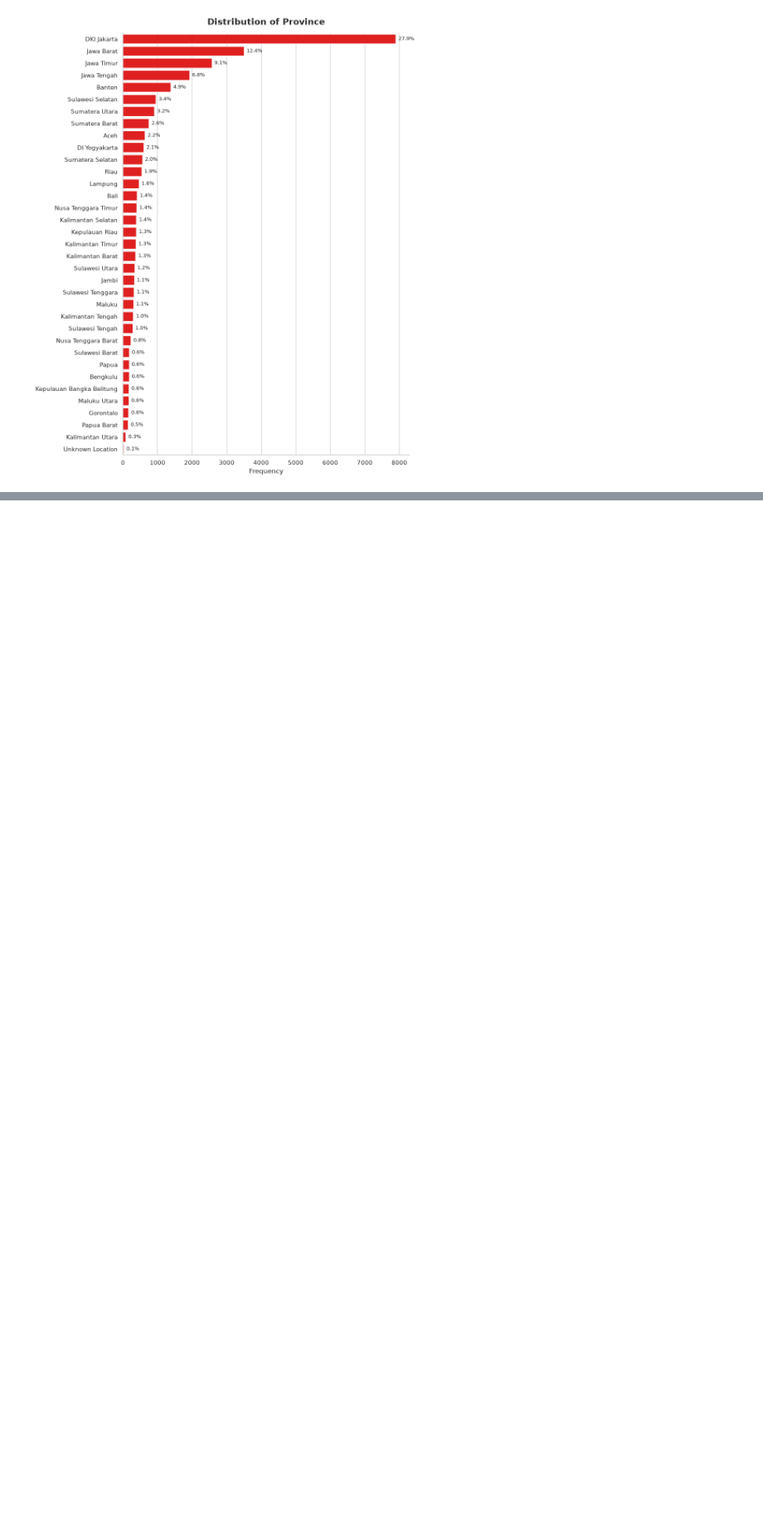
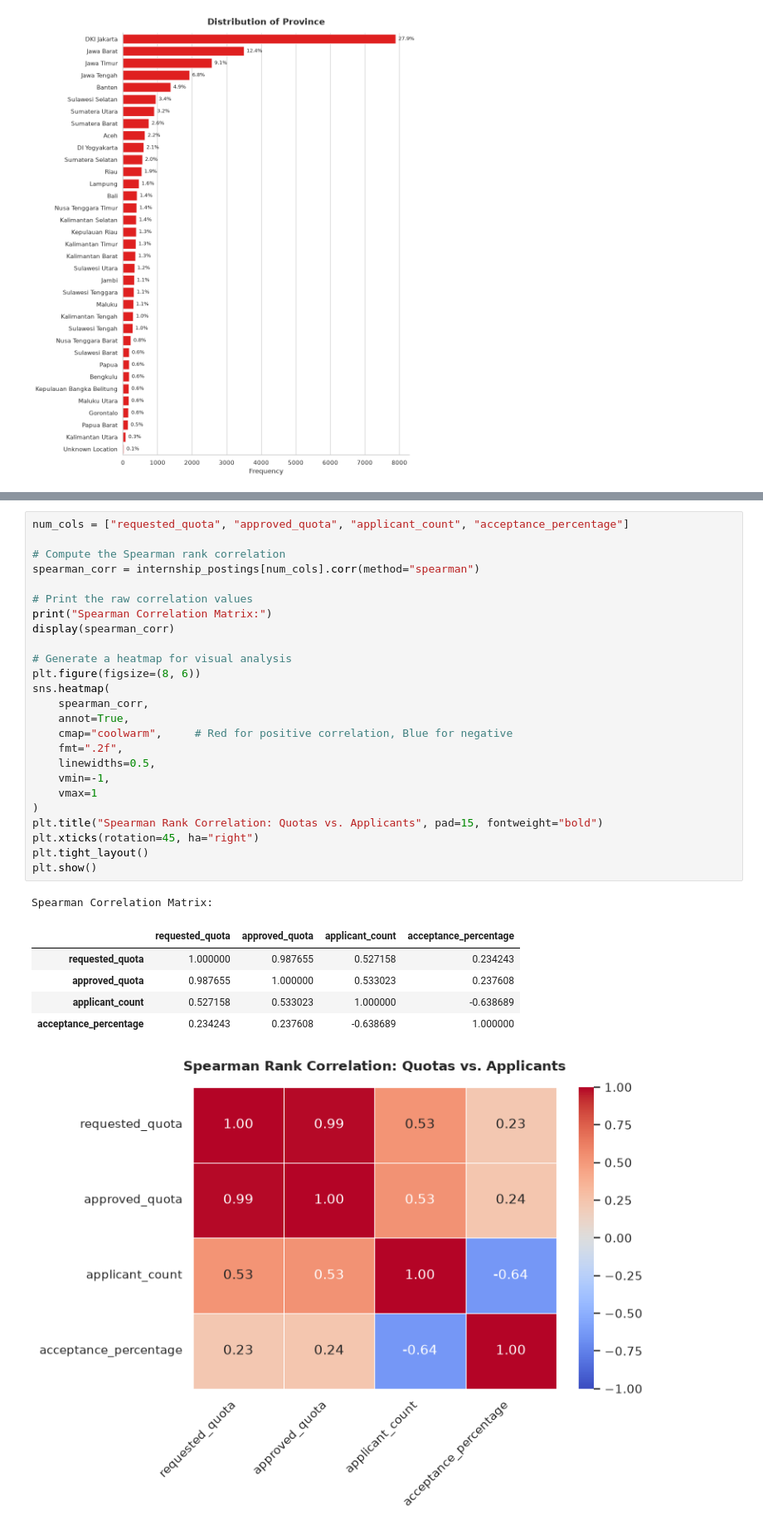
Before and after one commit to tejakusumahyusuf832/maganghub-analysis, a Jupyter notebook: notebooks/3.0-yt-exploratory-data-analysis.ipynb, the cells around one changed output, grey strips where cells are left out. Shown at 83% size. Saved outputs shown, nothing was run; the diff lists cells and outputs as text; blank space fills up the shorter version.

Commit message:
Wrap up the bivariate analysis

```diff
--- a/notebooks/3.0-yt-exploratory-data-analysis.ipynb
+++ b/notebooks/3.0-yt-exploratory-data-analysis.ipynb
@@ -347,0 +254,33 @@ plt.show()
+# %%
+num_cols = ["requested_quota", "approved_quota", "applicant_count", "acceptance_percentage"]
+
+# Compute the Spearman rank correlation
+spearman_corr = internship_postings[num_cols].corr(method="spearman")
+
+# Print the raw correlation values
+print("Spearman Correlation Matrix:")
+display(spearman_corr)
+
+# Generate a heatmap for visual analysis
+plt.figure(figsize=(8, 6))
+sns.heatmap(
+    spearman_corr,
+    annot=True,
+    cmap="coolwarm",     # Red for positive correlation, Blue for negative
+    fmt=".2f",
+    linewidths=0.5,
+    vmin=-1,
+    vmax=1
+)
+plt.title("Spearman Rank Correlation: Quotas vs. Applicants", pad=15, fontweight="bold")
+plt.xticks(rotation=45, ha="right")
+plt.tight_layout()
+plt.show()
+# %% [output]
+Spearman Correlation Matrix:
+|  | requested_quota | approved_quota | applicant_count | acceptance_percentage |
+| requested_quota | 1.000000 | 0.987655 | 0.527158 | 0.234243 |
+| approved_quota | 0.987655 | 1.000000 | 0.533023 | 0.237608 |
+| applicant_count | 0.527158 | 0.533023 | 1.000000 | -0.638689 |
+| acceptance_percentage | 0.234243 | 0.237608 | -0.638689 | 1.000000 |
+[figure, added]
```
Also changed, not shown: parts of 27 cells of this notebook.
